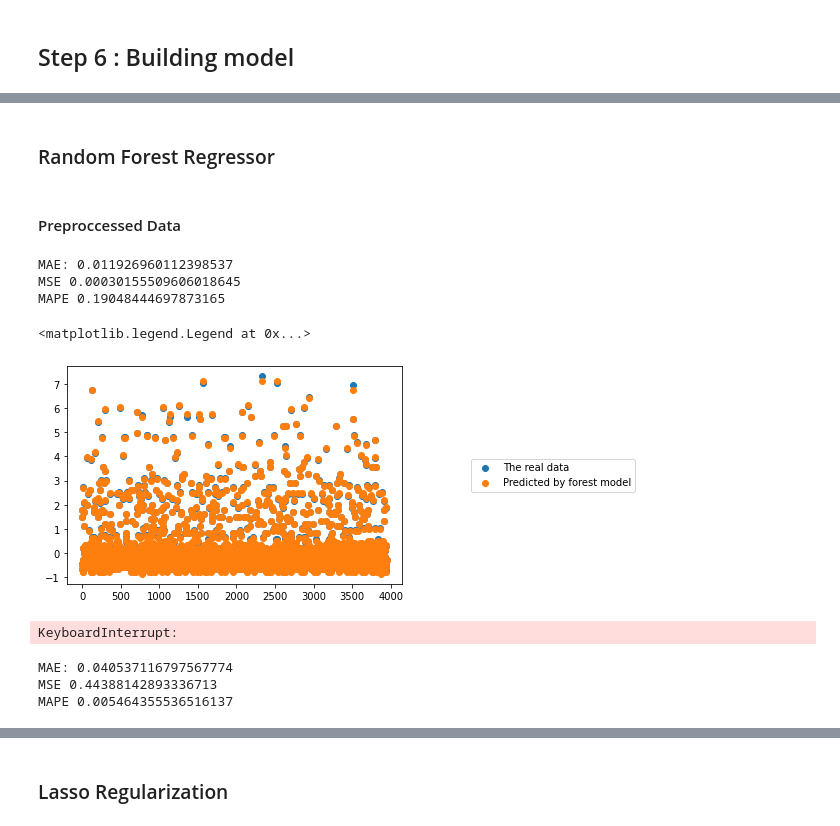
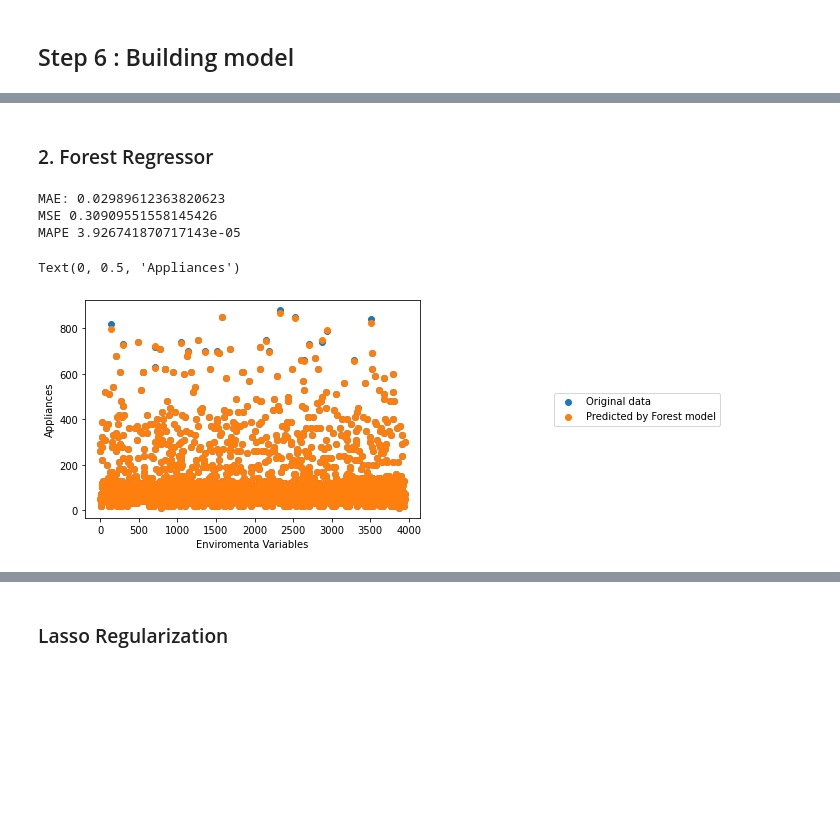
Before and after one commit to Nemat-Allah-Aloush/Multivariate_Data_Analysis, a Jupyter notebook: lab_02.ipynb, the cells around one changed output, grey strips where cells are left out. Drawn from its saved outputs; the diff is of its cells as text; code cells hidden in the pictures; blank space fills up the shorter version.

```diff
--- a/lab_02.ipynb
+++ b/lab_02.ipynb
@@ -336,46 +349,27 @@ def mean_absolute_percentage_error(y_true, y_pred):
 # %% [markdown]
-### Random Forest Regressor
+### 2. Forest Regressor
-# %% [markdown]
-#### Preproccessed Data
 # %%
-model_RFR_Pre= RandomForestRegressor(n_estimators=1, criterion='absolute_error')
-model_RFR_Pre.fit(x_train, y_train)
-y_pred_forest = model_RFR_Pre.predict(x_test)
-mae_RFR_Pre = mean_absolute_error(y_test, y_pred_forest)
-mse_RFR_Pre = mean_squared_error(y_test, y_pred_forest)
-mape_RFR_Pre = mean_absolute_percentage_error(y_test, y_pred_forest)
-print('MAE:', mae_RFR_Pre)
-print('MSE',mse_RFR_Pre)
-print('MAPE',mape_RFR_Pre)
+model = RandomForestRegressor(n_estimators=5, criterion='absolute_error')
+model.fit(x_trainOrg, y_trainOrg)
+y_pred_forest = model.predict(x_testOrg)
+mae_RFR = mean_absolute_error(y_testOrg, y_pred_forest)
+mse_RFR = mean_squared_error(y_testOrg, y_pred_forest)
+mape_RFR = mean_absolute_percentage_error(y_testOrg, y_pred_forest)
+print('MAE:', mae_RFR)
+print('MSE',mse_RFR)
+print('MAPE',mape_RFR)
 #graph of real and predicted values
 x = []
-for i in range(len(y_test)):
+for i in range(len(y_testOrg)):
     x.append(i)
-plt.scatter(x, y_test, label = u'The real data')
-plt.scatter(x,y_pred_forest, label = u'Predicted by forest model')
-plt.legend(loc="center right",borderaxespad=0.1, bbox_to_anchor=(1.7, 0.5))
+plt.scatter(x, y_testOrg, label = 'Original data')
+plt.scatter(x,y_pred_forest, label = 'Predicted by Forest model')
+plt.legend(loc="center right",borderaxespad=0.1, bbox_to_anchor=(1.9, 0.5))
+plt.xlabel('Enviromenta Variables')
+plt.ylabel('Appliances')
 # %% [output]
-MAE: 0.011926960112398537
-MSE 0.00030155509606018645
-MAPE 0.19048444697873165
+MAE: 0.02989612363820623
+MSE 0.30909551558145426
+MAPE 3.926741870717143e-05
-<matplotlib.legend.Legend at 0x...>
+Text(0, 0.5, 'Appliances')
-[figure, old version]
+[figure, new version]
-# %%
-model_RFR_Pre= RandomForestRegressor(n_estimators=20, criterion='absolute_error')
-model_RFR_Pre.fit(x_train, y_train)
-y_pred_forest = model_RFR_Pre.predict(x_test)
-mae_RFR_Pre = mean_absolute_error(y_test, y_pred_forest)
-mse_RFR_Pre = mean_squared_error(y_test, y_pred_forest)
-mape_RFR_Pre = mean_absolute_percentage_error(y_test, y_pred_forest)
-print('MAE:', mae_RFR_Pre)
-print('MSE',mse_RFR_Pre)
-print('MAPE',mape_RFR_Pre)
-#graph of real and predicted values
-x = []
-for i in range(len(y_test)):
-    x.append(i)
-plt.scatter(x, y_test, label = u'The real data')
-plt.scatter(x,y_pred_forest, label = u'Predicted by forest model')
-plt.legend(loc="center right",borderaxespad=0.1, bbox_to_anchor=(1.7, 0.5))
-# %% [output]
-KeyboardInterrupt:
@@ -386,11 +375,0 @@ y_pred_forest = model.predict(x_testOrg)
-# %%
-mae_RFR = mean_absolute_error(y_testOrg, y_pred_forest)
-mse_RFR = mean_squared_error(y_testOrg, y_pred_forest)
-mape_RFR = mean_absolute_percentage_error(y_testOrg, y_pred_forest)
-print('MAE:', mae_RFR)
-print('MSE',mse_RFR)
-print('MAPE',mape_RFR)
-# %% [output]
-MAE: 0.040537116797567774
-MSE 0.44388142893336713
-MAPE 0.005464355536516137
```
Also changed, not shown: parts of 37 cells of this notebook.
